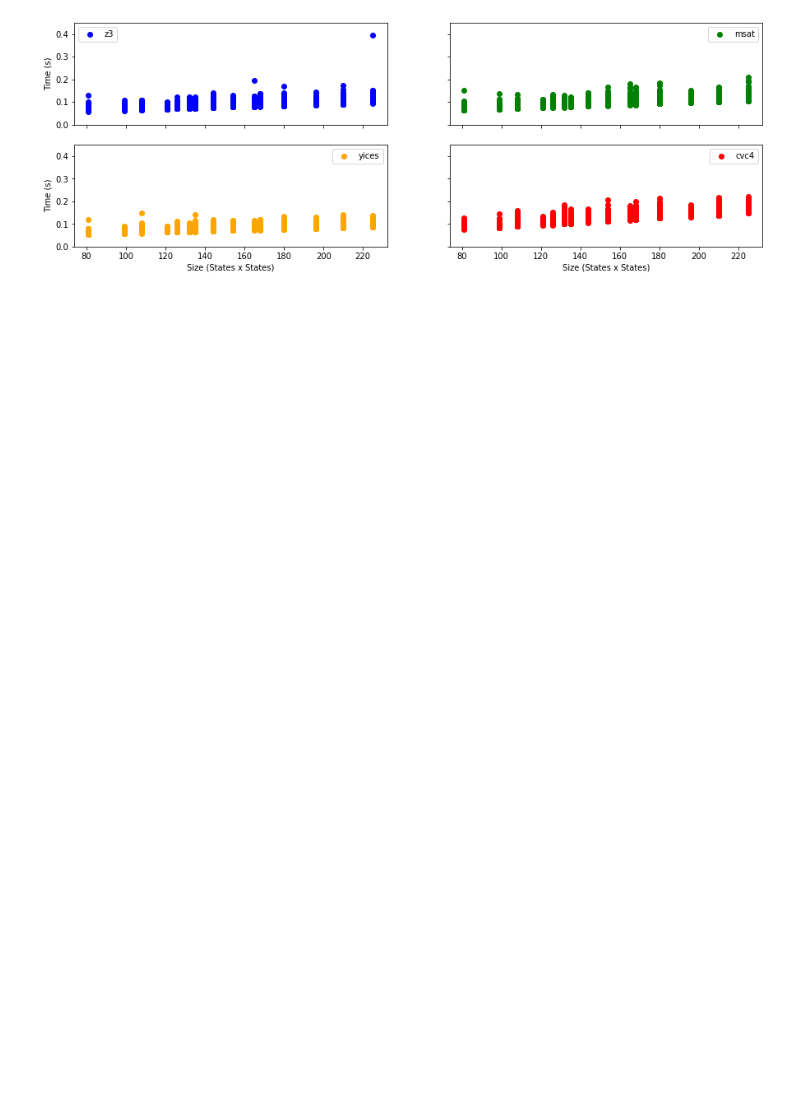
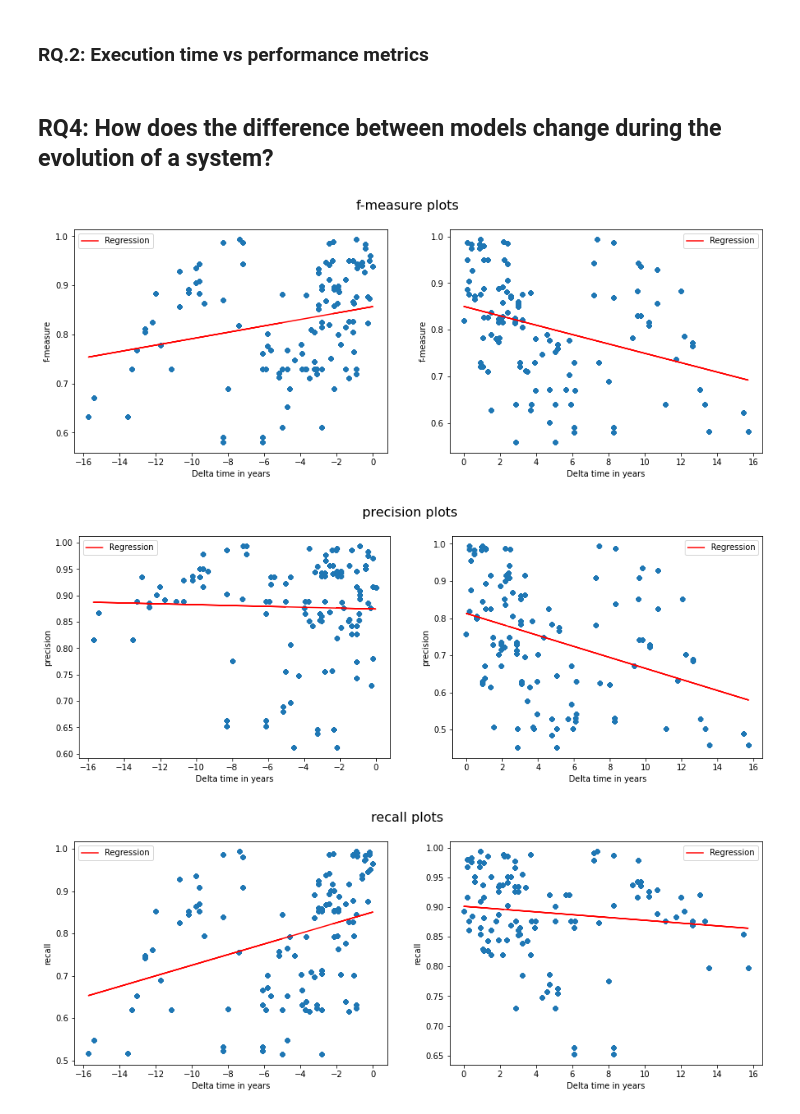
Before and after one commit to GianniM123/ResearchInternship, a Jupyter notebook: statistics/statistics.ipynb, the cells around one changed output. Drawn from its saved outputs; the diff is of its cells as text; code cells hidden in the pictures; blank space fills up the shorter version.

```diff
--- a/statistics/statistics.ipynb
+++ b/statistics/statistics.ipynb
@@ -9,0 +10,6 @@ from matplotlib.pyplot import figure
+# %%
+openssl_dataframe = pandas.read_csv('../openssl_files/results_distinct.csv')
+ssh_dataframe = pandas.read_csv('../result_files/results_ssh.csv')
+tcp_dataframe = pandas.read_csv('../result_files/results_tcp.csv')
+
+big_dataframe = pandas.concat([openssl_dataframe, ssh_dataframe, tcp_dataframe], join='inner')
@@ -86,37 +86,42 @@ plt.show()
+# %% [markdown]
+### RQ.2: Execution time vs performance metrics
+# %% [markdown]
+## RQ4: How does the difference between models change during the evolution of a system?
 # %%
-def exection_time_vs_size(solver_list):
-    x_size = []
-    y_time = []
-    for row in solver_list:
-        x_size.append(float(row["reference model: number of states"]) * float(row["updated model: number of states"]))
-        y_time.append(float(row["incoming time"]) + float(row["outgoing time"]))
-    return (x_size,y_time)
+openssl_evolution = openssl_dataframe.copy()
+openssl_evolution.update(pandas.DataFrame({'delta date (days)' : [ i/365 for i in openssl_evolution['delta date (days)']]}))
+openssl_evolution = openssl_evolution[['delta date (days)', 'f-measure', 'precision', 'recall']]
 
 
+def plot_regression(y_value):
 
-plot_exection_z3 = exection_time_vs_size(filter_z3)
-plot_exection_yices = exection_time_vs_size(filter_yices)
-plot_exection_msat = exection_time_vs_size(filter_msat)
-plot_exection_cvc4 = exection_time_vs_size(filter_cvc4)
+    negative = openssl_evolution[openssl_evolution['delta date (days)'] < 0]
+    positive = openssl_evolution[openssl_evolution['delta date (days)'] > 0]
 
-fig, axs = plt.subplots(2, 2)
-fig.set_size_inches(15,5)
+    d = np.polyfit(negative['delta date (days)'],negative[y_value],1)
+    f = np.poly1d(d)
+    negative.insert(0,'Regression',f(negative['delta date (days)']))
 
-axs[0,0].plot(plot_exection_z3[0], plot_exection_z3[1], 'o', color='blue', label='z3');
+    d = np.polyfit(positive['delta date (days)'],positive[y_value],1)
+    f = np.poly1d(d)
+    positive.insert(0,'Regression',f(positive['delta date (days)']))
 
-axs[1,0].plot(plot_exection_yices[0], plot_exection_yices[1], 'o', color='orange', label='yices');
+    fig, axes = plt.subplots(nrows=1,ncols=2)
+    fig.set_size_inches(15, 5)
+    fig.suptitle(y_value + " plots", fontsize=16)
 
-axs[0,1].plot(plot_exection_msat[0], plot_exection_msat[1], 'o', color='green', label='msat');
+    negative.plot.scatter('delta date (days)', y_value, ax=axes[0], subplots=True)
+    negative.plot(x='delta date (days)', y='Regression',color='Red',ax=axes[0])
+    axes[0].set_xlabel("Delta time in years")
 
-axs[1,1].plot(plot_exection_cvc4[0], plot_exection_cvc4[1], 'o', color='red', label='cvc4');
+    axs = positive.plot.scatter('delta date (days)', y_value, ax=axes[1], subplots=True)
+    positive.plot(x='delta date (days)', y='Regression',color='Red',ax=axes[1])
+    axes[1].set_xlabel("Delta time in years")
 
-for ax in axs.flat:
-    ax.set(xlabel='Size (States x States)', ylabel='Time (s)')
-    ax.legend()
-    ax.set_ylim([0, 0.45])
-    ax.label_outer()
-
-
-plt.show()
+plot_regression('f-measure')
+plot_regression('precision')
+plot_regression('recall')
 # %% [output]
-[figure, old version]
+[figure, new version]
+[figure, added]
+[figure, added]
```
Also changed, not shown: parts of 11 cells of this notebook, 3 other files.
